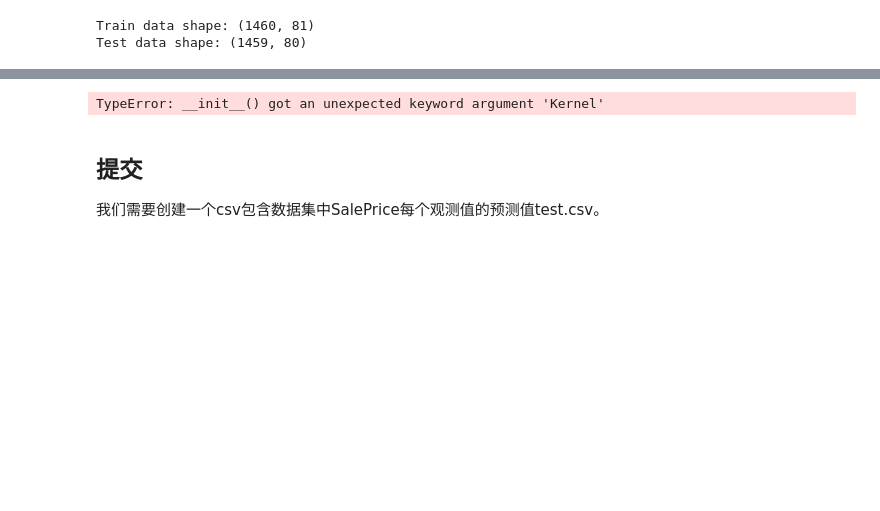
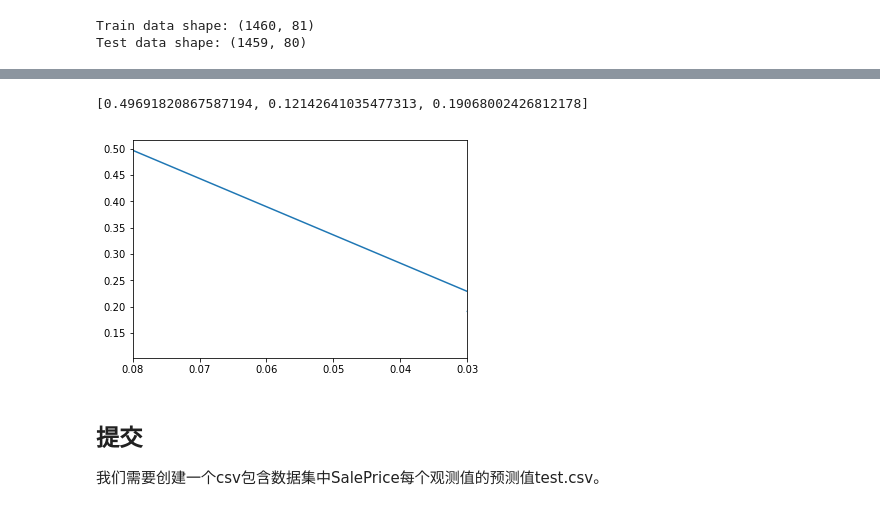
Before and after one commit to ZHBIT92/Deep-Learning, a Jupyter notebook: Kaggle/House_Prices/feature_predict.ipynb, the cells around one changed output, grey strips where cells are left out. Drawn from its saved outputs; the diff is of its cells as text; code cells hidden in the pictures; blank space fills up the shorter version.

```diff
--- a/Kaggle/House_Prices/feature_predict.ipynb
+++ b/Kaggle/House_Prices/feature_predict.ipynb
@@ -109,14 +95,15 @@ dtype: float64
 # %%
 from sklearn.svm import SVR
 
 Cs = [0.08, 0.01, 0.03]
-cv_models = [rmse_cv(SVR(C = c, Kernel='linear'),X_train, y_train).mean() for c in Cs]
+cv_models = [rmse_cv(SVR(C = c, kernel ='linear'),X_train, y_train).mean() for c in Cs]
 print(cv_models)
 cv_models = pd.Series(cv_models, index = Cs)
 cv_models.plot()
 plt.show()
 # %% [output]
-TypeError: __init__() got an unexpected keyword argument 'Kernel'
+[0.49691820867587194, 0.12142641035477313, 0.19068002426812178]
+[figure, added]
 # %%
 lasso = Lasso(alpha=0.00038)
 model = lasso
```
Also changed, not shown: parts of 5 cells of this notebook.
